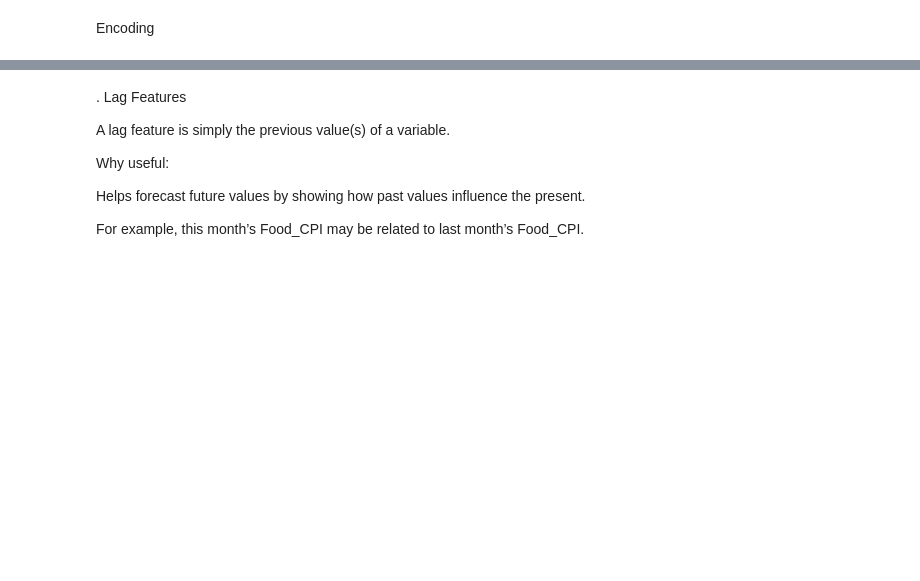
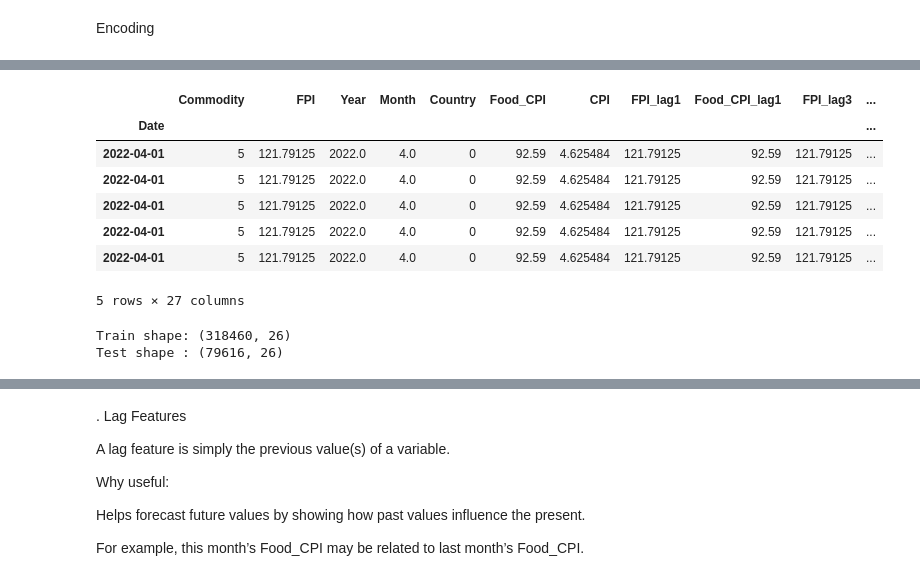
Before and after one commit to j-o-y-14/FOOD_PRICE_MONITOR, a Jupyter notebook: food.ipynb, the cells around one changed output, grey strips where cells are left out. Cells and saved outputs as stored; diff of their text form; code cells hidden in the pictures; blank space fills up the shorter version.

```diff
--- a/food.ipynb
+++ b/food.ipynb
@@ -643,0 +718,11 @@ for lag in lags:
+# %%
+merged.tail()
+# %% [output]
+|  | Commodity | FPI | Year | Month | Country | Food_CPI | CPI | FPI_lag1 | Food_CPI_lag1 | FPI_lag3 | ... |
+| Date |  |  |  |  |  |  |  |  |  |  | ... |
+| 2022-04-01 | 5 | 121.79125 | 2022.0 | 4.0 | 0 | 92.59 | 4.625484 | 121.79125 | 92.59 | 121.79125 | ... |
+| 2022-04-01 | 5 | 121.79125 | 2022.0 | 4.0 | 0 | 92.59 | 4.625484 | 121.79125 | 92.59 | 121.79125 | ... |
+| 2022-04-01 | 5 | 121.79125 | 2022.0 | 4.0 | 0 | 92.59 | 4.625484 | 121.79125 | 92.59 | 121.79125 | ... |
+| 2022-04-01 | 5 | 121.79125 | 2022.0 | 4.0 | 0 | 92.59 | 4.625484 | 121.79125 | 92.59 | 121.79125 | ... |
+| 2022-04-01 | 5 | 121.79125 | 2022.0 | 4.0 | 0 | 92.59 | 4.625484 | 121.79125 | 92.59 | 121.79125 | ... |
+5 rows × 27 columns
@@ -643,0 +738,6 @@ for lag in lags:
+# %%
+print("Train shape:", X_train.shape)
+print("Test shape :", X_test.shape)
+# %% [output]
+Train shape: (318460, 26)
+Test shape : (79616, 26)
```
Also changed, not shown: parts of 33 cells of this notebook, 1 other file.
